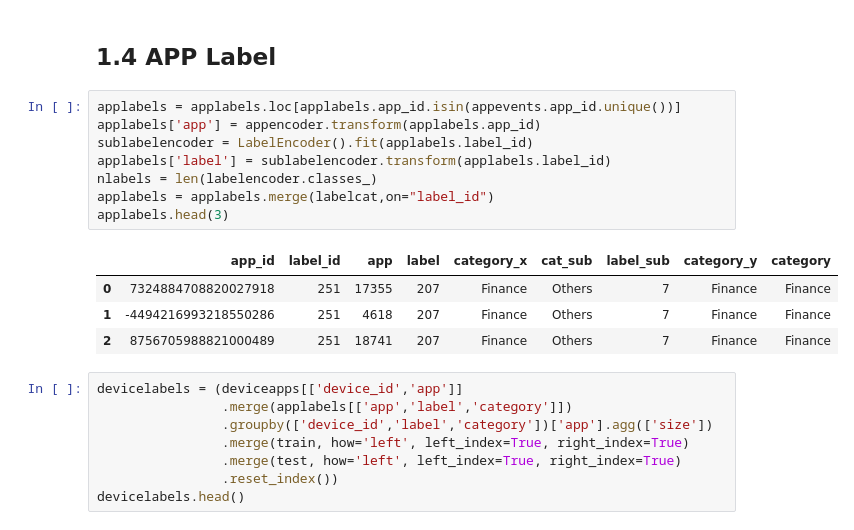
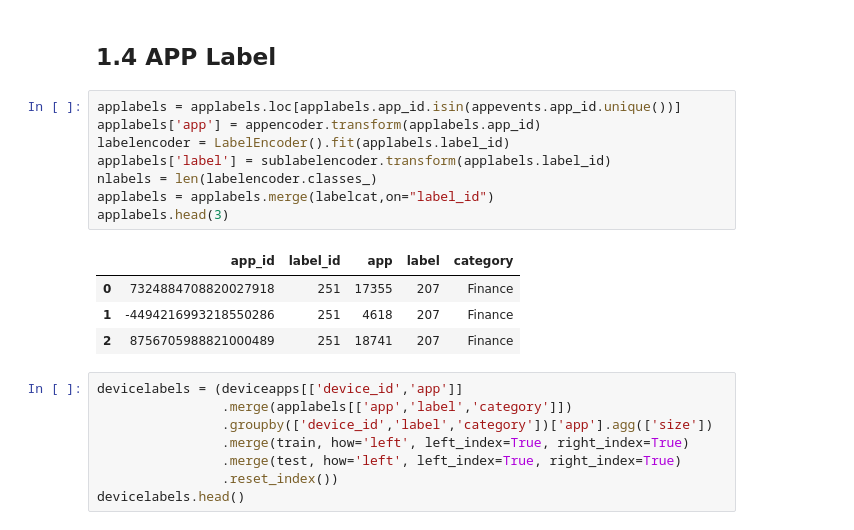
Before and after one commit to yiqingyang75/kaggle-TalkingData-Mobile-User-Demographics, a Jupyter notebook: py/TalkingData Mobile User Demographics - Concise.ipynb, the cells around one changed output. Drawn from its saved outputs; the diff is of its cells as text.

```diff
--- a/py/TalkingData Mobile User Demographics - Concise.ipynb
+++ b/py/TalkingData Mobile User Demographics - Concise.ipynb
@@ -325,16 +362,16 @@ Apps data: train shape (74645, 19237), test shape (112071, 19237)
 # %%
 applabels = applabels.loc[applabels.app_id.isin(appevents.app_id.unique())]
 applabels['app'] = appencoder.transform(applabels.app_id)
-sublabelencoder = LabelEncoder().fit(applabels.label_id)
+labelencoder = LabelEncoder().fit(applabels.label_id)
 applabels['label'] = sublabelencoder.transform(applabels.label_id)
 nlabels = len(labelencoder.classes_)
 applabels = applabels.merge(labelcat,on="label_id")
 applabels.head(3)
 # %% [output]
-|  | app_id | label_id | app | label | category_x | cat_sub | label_sub | category_y | category |
-| 0 | 7324884708820027918 | 251 | 17355 | 207 | Finance | Others | 7 | Finance | Finance |
-| 1 | -4494216993218550286 | 251 | 4618 | 207 | Finance | Others | 7 | Finance | Finance |
-| 2 | 8756705988821000489 | 251 | 18741 | 207 | Finance | Others | 7 | Finance | Finance |
+|  | app_id | label_id | app | label | category |
+| 0 | 7324884708820027918 | 251 | 17355 | 207 | Finance |
+| 1 | -4494216993218550286 | 251 | 4618 | 207 | Finance |
+| 2 | 8756705988821000489 | 251 | 18741 | 207 | Finance |
 # %%
 devicelabels = (deviceapps[['device_id','app']]
                 .merge(applabels[['app','label','category']])
```
Also changed, not shown: parts of 23 cells of this notebook.
